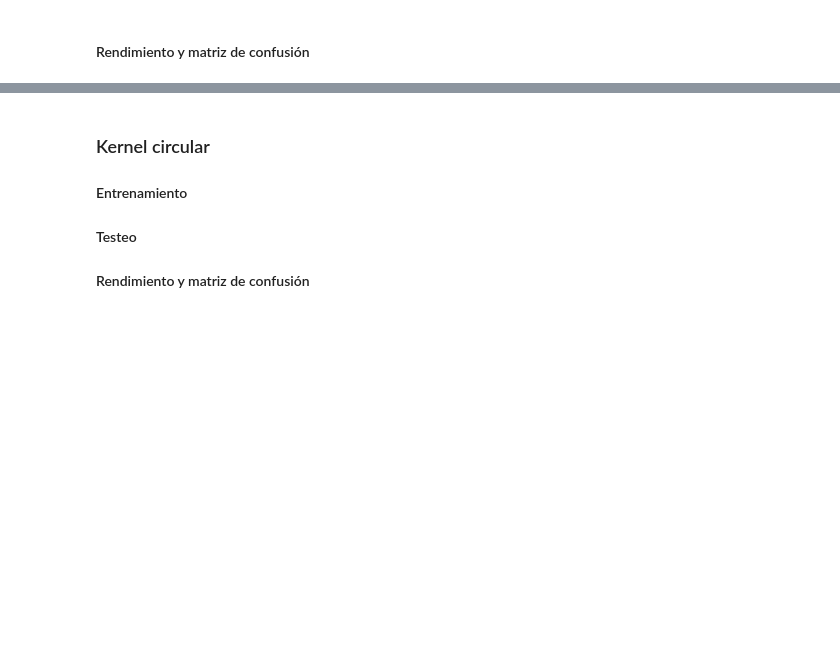
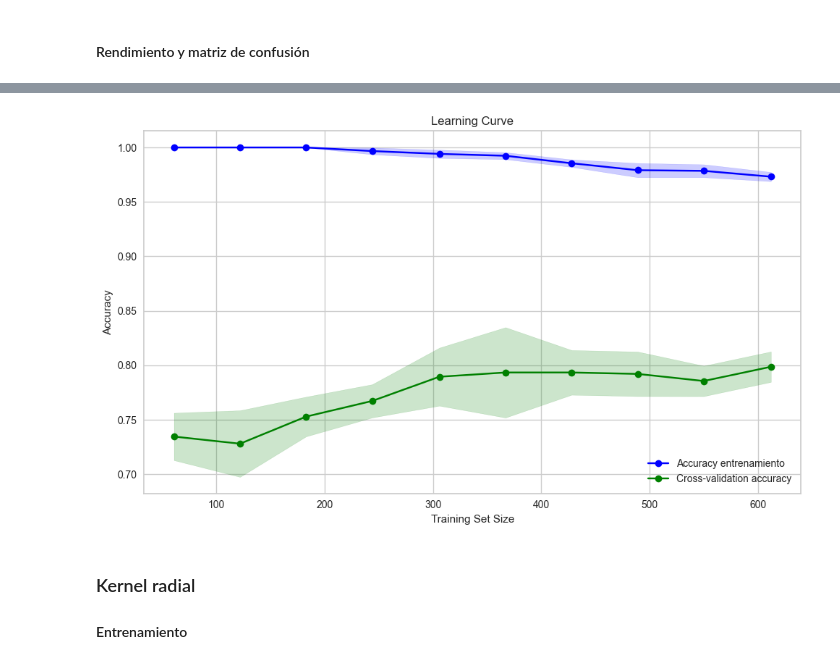
Before and after one commit to DanielRasho/MD-Proyecto2, a Jupyter notebook: SVMReport.ipynb, the cells around one changed output, grey strips where cells are left out. Cells and saved outputs as stored; diff of their text form; code cells hidden in the pictures; blank space fills up the shorter version.

Commit message:
feat: add radial and polinomial SVM

```diff
--- a/SVMReport.ipynb
+++ b/SVMReport.ipynb
@@ -256,3 +258,20 @@ Pipeline(steps=[('columntransformer',
 ### Kernel Lineal
 # %% [markdown]
 #### Entrenamiento
+# %%
+linearSVMPipeline = Pipeline(steps=[
+    ("preprocessor", preprocessor),
+    ("classifier", SVC(kernel="linear"))
+])
+
+param_grid = {
+    "classifier__C": [0.1, 1, 10],
+    "classifier__gamma": ["scale", 0.01, 0.1, 1],
+}
+
+# Set up GridSearchCV
+linearSVM = GridSearchCV(linearSVMPipeline, param_grid, cv=5, scoring="accuracy", n_jobs=-1)
+linearSVM.fit(data_train, target_train)
+
+# Best parameters
+print("Mejores parámetros:", linearSVM.best_params_)
@@ -263,5 +328,40 @@ Pipeline(steps=[('columntransformer',
+# %%
+# Get learning curve data
+train_sizes, train_scores, test_scores = learning_curve(
+    estimator=linearSVMPipeline,
+    X=data_train,
+    y=target_train,
+    cv=5,
+    scoring="accuracy",
+    n_jobs=-1,
+    train_sizes=np.linspace(0.1, 1.0, 10),
+    shuffle=True,
+    random_state=42
+)
+
+# Compute mean and std
+train_mean = np.mean(train_scores, axis=1)
+train_std = np.std(train_scores, axis=1)
+test_mean = np.mean(test_scores, axis=1)
+test_std = np.std(test_scores, axis=1)
+
+# Plot the learning curve
+plt.figure(figsize=(10, 6))
+plt.plot(train_sizes, train_mean, "o-", color="blue", label="Accuracy entrenamiento")
+plt.fill_between(train_sizes, train_mean - train_std, train_mean + train_std, alpha=0.2, color="blue")
+
+plt.plot(train_sizes, test_mean, "o-", color="green", label="Cross-validation accuracy")
+plt.fill_between(train_sizes, test_mean - test_std, test_mean + test_std, alpha=0.2, color="green")
+
+plt.title("Learning Curve")
+plt.xlabel("Training Set Size")
+plt.ylabel("Accuracy")
+plt.legend(loc="best")
+plt.grid(True)
+plt.tight_layout()
+plt.show()
+# %% [output]
+[figure, added]
 # %% [markdown]
-### Kernel circular
+### Kernel radial
 #### Entrenamiento
-#### Testeo
-#### Rendimiento y matriz de confusión
```
Also changed, not shown: parts of 17 cells of this notebook.
